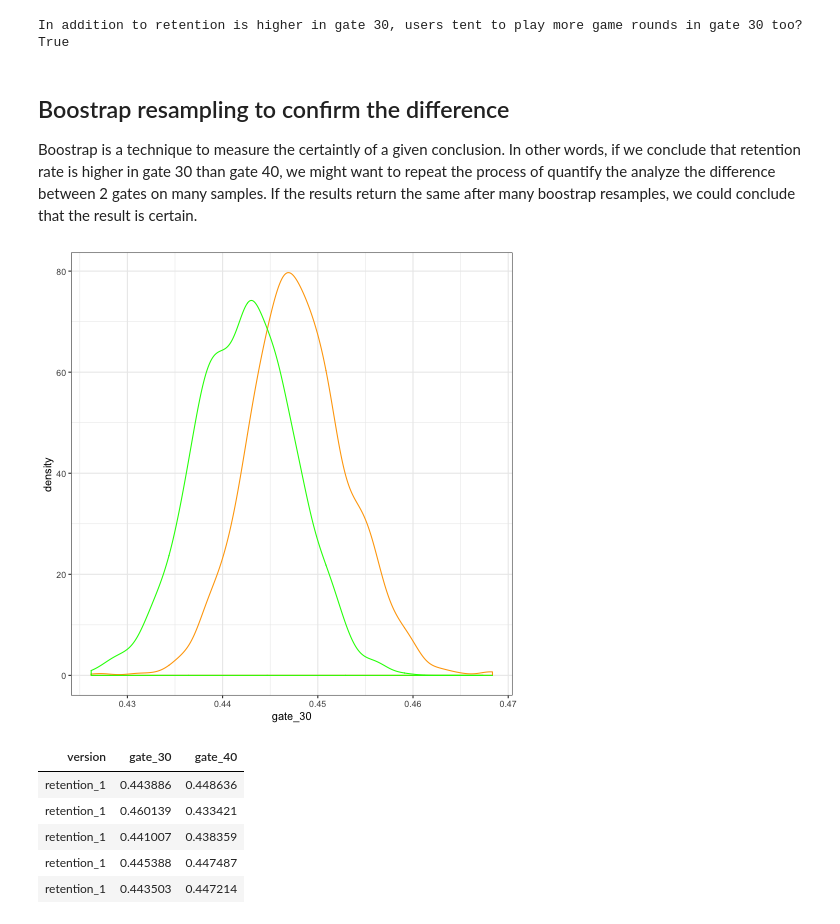
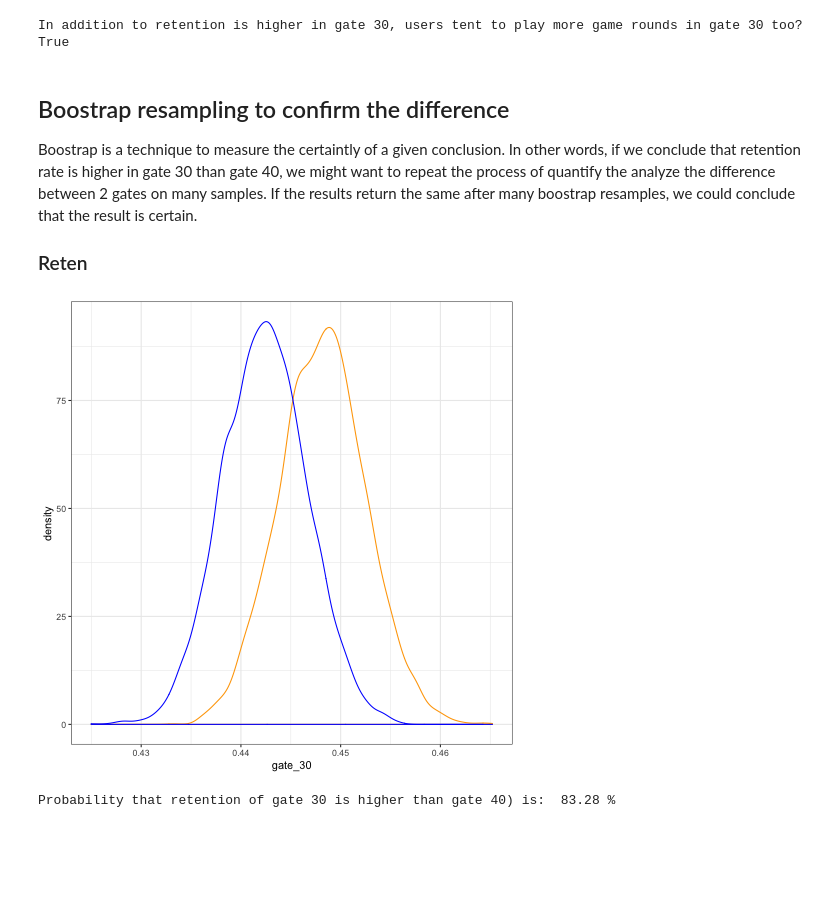
Before and after one commit to Diem-Nguyen/mobile_game_A-B_testing, a Jupyter notebook: cookie_cats.ipynb, the cells around one changed output. Drawn from its saved outputs; the diff is of its cells as text; code cells hidden in the pictures; blank space fills up the shorter version.

Commit message:
boostrap day 1

```diff
--- a/cookie_cats.ipynb
+++ b/cookie_cats.ipynb
@@ -202,11 +202,13 @@ In addition to retention is higher in gate 30, users tent to play more game roun
 
 Boostrap is a technique to measure the certaintly of a given conclusion. In other words, if we conclude that retention rate is higher in gate 30 than gate 40, we might want to repeat the process of quantify the analyze the difference between 2 gates on many samples.
 If the results return the same after many boostrap resamples, we could conclude that the result is certain.
+
+### Reten
 # %%
 # Creating a list with bootstrapped means for each AB-group (i.e. game version)
 boot_1 = []
-for i in range(1000):
-    boot_mean = df.sample(frac = 0.2,replace = True).groupby('version')['retention_1'].mean()
+for i in range(5000):
+    boot_mean = df.sample(frac = 0.3, replace = True).groupby('version')['retention_1'].mean()
     boot_1.append(boot_mean)
 
 # Transforming the list to a DataFrame
@@ -214,18 +216,17 @@ boot_1 = pd.DataFrame(boot_1)
 # %%
 %%R -i boot_1
 theme_set(theme_bw())
 
 ggplot(boot_1)+
     geom_density(aes(gate_30), color = 'orange')+
-    geom_density(aes(gate_40), color = 'green')
+    geom_density(aes(gate_40), color = 'blue')
 # %% [output]
-[figure, old version]
+[figure, new version]
-# %%
-boot_1.head()
-# %% [output]
-| version | gate_30 | gate_40 |
-| retention_1 | 0.443886 | 0.448636 |
-| retention_1 | 0.460139 | 0.433421 |
-| retention_1 | 0.441007 | 0.438359 |
-| retention_1 | 0.445388 | 0.447487 |
-| retention_1 | 0.443503 | 0.447214 |
+# %%
+# Calculate the difference between 2 A/B Groups after boostraping
+boot_1['diff'] = (boot_1.gate_30 - boot_1.gate_40)/boot_1.gate_40*100
+
+# Probability that retention of gate 30 is higher than gate 40:
+print(r'Probability that retention of gate 30 is higher than gate 40) is: ', (boot_1['diff'] > 0).mean()*100, '%')
+# %% [output]
+Probability that retention of gate 30 is higher than gate 40) is:  83.28 %
```
Also changed, not shown: parts of 2 cells of this notebook.
